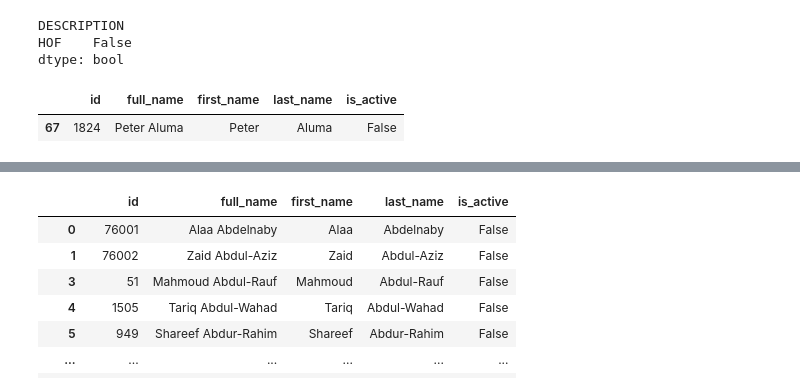
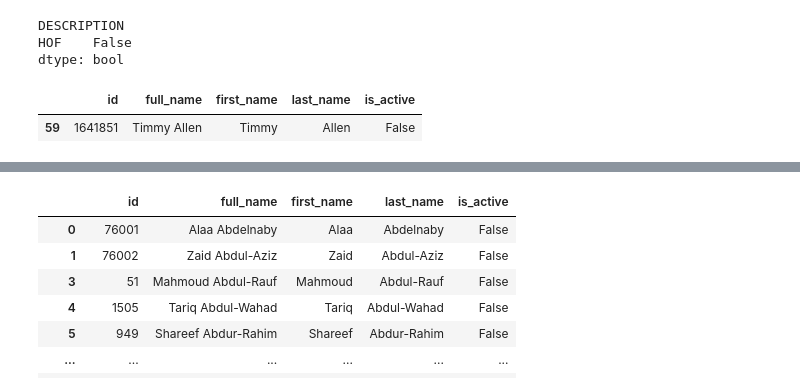
Before and after one commit to bharthun7/nba-hof-predictor, a Jupyter notebook: inactive-scraper-tester.ipynb, the cells around one changed output, grey strips where cells are left out. Cells and saved outputs as stored; diff of their text form; code cells hidden in the pictures.

```diff
--- a/inactive-scraper-tester.ipynb
+++ b/inactive-scraper-tester.ipynb
@@ -416,9 +416,9 @@ DESCRIPTION
 HOF    False
 dtype: bool
 # %%
-hank=inactives[inactives["full_name"]=="Peter Aluma"]
+hank=inactives[inactives["full_name"]=="Timmy Allen"]
 hank
 # %% [output]
 |  | id | full_name | first_name | last_name | is_active |
-| 67 | 1824 | Peter Aluma | Peter | Aluma | False |
+| 59 | 1641851 | Timmy Allen | Timmy | Allen | False |
 # %%
```
Also changed, not shown: parts of 4 cells of this notebook, 1 other file.
